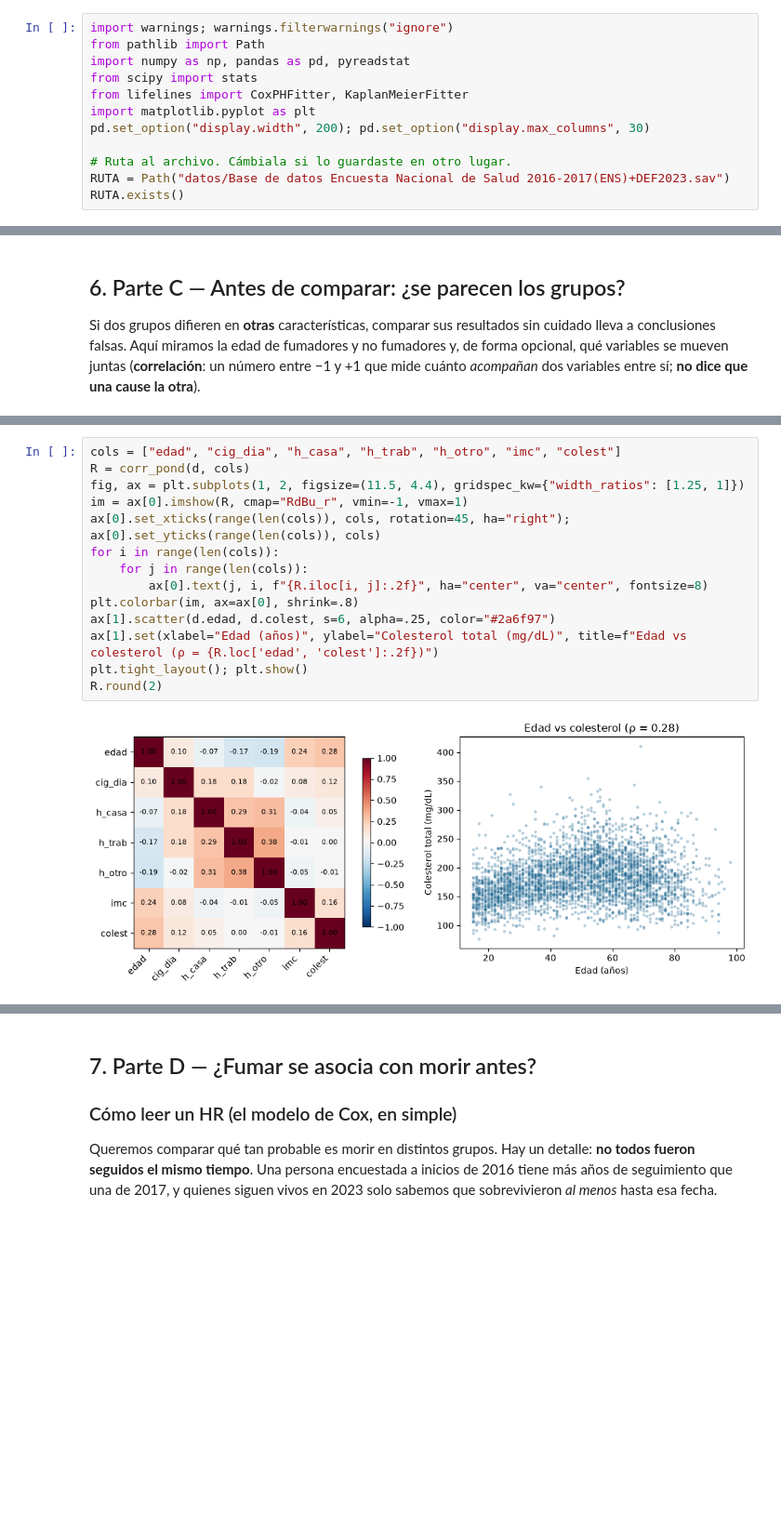
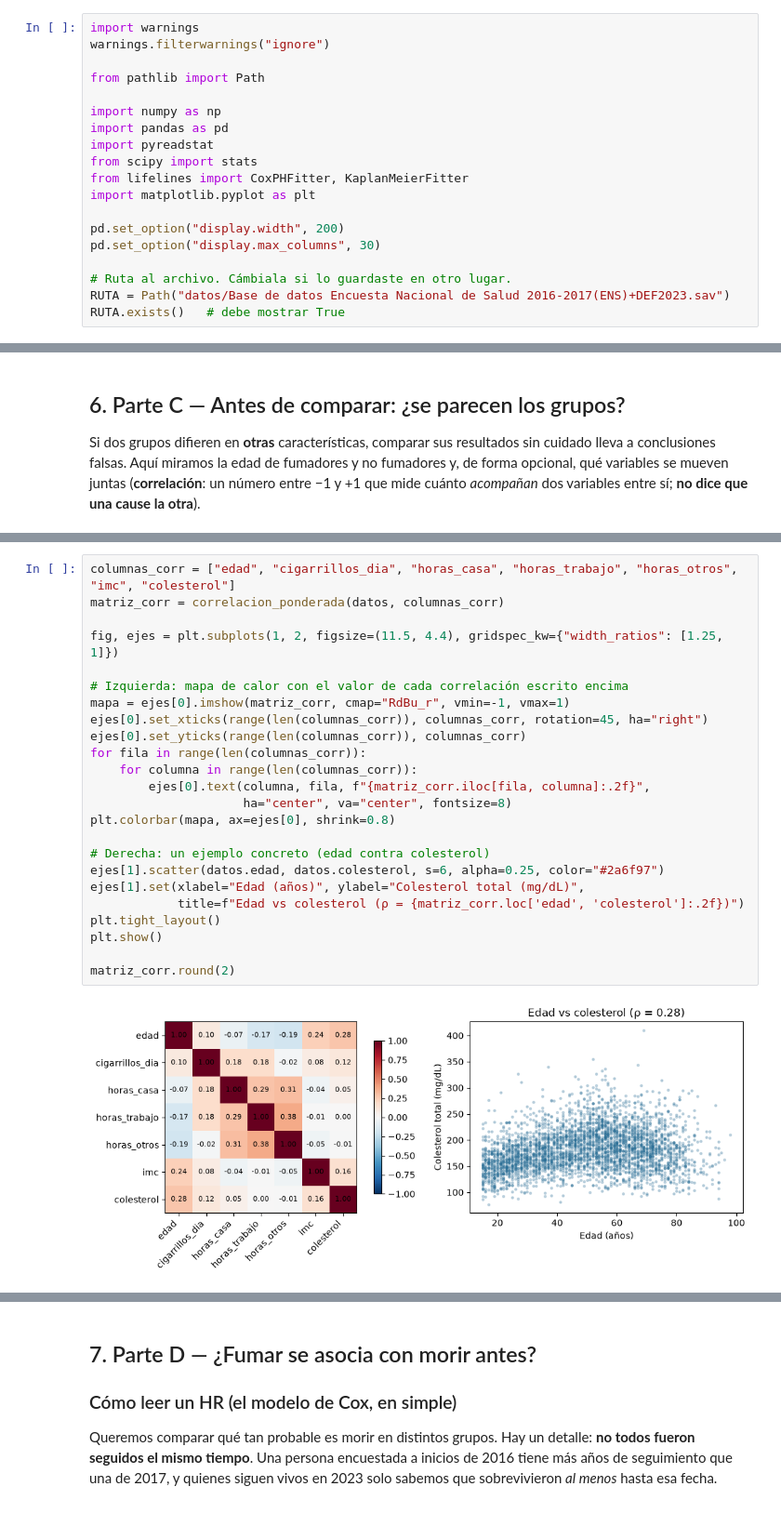
Before and after one commit to simonvidal99/taller-ens-tabaco, a Jupyter notebook: taller/taller_tabaco_RESUELTO.ipynb, the cells around one changed output, grey strips where cells are left out. Shown at 93% size. Saved outputs shown, nothing was run; the diff lists cells and outputs as text; blank space fills up the shorter version.

```diff
--- a/taller/taller_tabaco_RESUELTO.ipynb
+++ b/taller/taller_tabaco_RESUELTO.ipynb
@@ -21,17 +21,24 @@
 # Solo hace falta en Google Colab o si faltan librerías (puedes ignorar si ya las tienes)
 %pip install -q pandas numpy scipy pyreadstat lifelines matplotlib
 # %%
-import warnings; warnings.filterwarnings("ignore")
+import warnings
+warnings.filterwarnings("ignore")
+
 from pathlib import Path
-import numpy as np, pandas as pd, pyreadstat
+
+import numpy as np
+import pandas as pd
+import pyreadstat
 from scipy import stats
 from lifelines import CoxPHFitter, KaplanMeierFitter
 import matplotlib.pyplot as plt
-pd.set_option("display.width", 200); pd.set_option("display.max_columns", 30)
+
+pd.set_option("display.width", 200)
+pd.set_option("display.max_columns", 30)
 
 # Ruta al archivo. Cámbiala si lo guardaste en otro lugar.
 RUTA = Path("datos/Base de datos Encuesta Nacional de Salud 2016-2017(ENS)+DEF2023.sav")
-RUTA.exists()
+RUTA.exists()   # debe mostrar True
 # %% [output]
 True
 # %% [markdown]
@@ -360,16 +508,26 @@ Calcula la matriz de correlaciones (Spearman ponderada) entre `edad`, `cig_dia`,
 # %%
-cols = ["edad", "cig_dia", "h_casa", "h_trab", "h_otro", "imc", "colest"]
-R = corr_pond(d, cols)
-fig, ax = plt.subplots(1, 2, figsize=(11.5, 4.4), gridspec_kw={"width_ratios": [1.25, 1]})
-im = ax[0].imshow(R, cmap="RdBu_r", vmin=-1, vmax=1)
-ax[0].set_xticks(range(len(cols)), cols, rotation=45, ha="right"); ax[0].set_yticks(range(len(cols)), cols)
-for i in range(len(cols)):
-    for j in range(len(cols)):
-        ax[0].text(j, i, f"{R.iloc[i, j]:.2f}", ha="center", va="center", fontsize=8)
-plt.colorbar(im, ax=ax[0], shrink=.8)
-ax[1].scatter(d.edad, d.colest, s=6, alpha=.25, color="#2a6f97")
-ax[1].set(xlabel="Edad (años)", ylabel="Colesterol total (mg/dL)", title=f"Edad vs colesterol (ρ = {R.loc['edad', 'colest']:.2f})")
-plt.tight_layout(); plt.show()
-R.round(2)
+columnas_corr = ["edad", "cigarrillos_dia", "horas_casa", "horas_trabajo", "horas_otros", "imc", "colesterol"]
+matriz_corr = correlacion_ponderada(datos, columnas_corr)
+
+fig, ejes = plt.subplots(1, 2, figsize=(11.5, 4.4), gridspec_kw={"width_ratios": [1.25, 1]})
+
+# Izquierda: mapa de calor con el valor de cada correlación escrito encima
+mapa = ejes[0].imshow(matriz_corr, cmap="RdBu_r", vmin=-1, vmax=1)
+ejes[0].set_xticks(range(len(columnas_corr)), columnas_corr, rotation=45, ha="right")
+ejes[0].set_yticks(range(len(columnas_corr)), columnas_corr)
+for fila in range(len(columnas_corr)):
+    for columna in range(len(columnas_corr)):
+        ejes[0].text(columna, fila, f"{matriz_corr.iloc[fila, columna]:.2f}",
+                     ha="center", va="center", fontsize=8)
+plt.colorbar(mapa, ax=ejes[0], shrink=0.8)
+
+# Derecha: un ejemplo concreto (edad contra colesterol)
+ejes[1].scatter(datos.edad, datos.colesterol, s=6, alpha=0.25, color="#2a6f97")
+ejes[1].set(xlabel="Edad (años)", ylabel="Colesterol total (mg/dL)",
+            title=f"Edad vs colesterol (ρ = {matriz_corr.loc['edad', 'colesterol']:.2f})")
+plt.tight_layout()
+plt.show()
+
+matriz_corr.round(2)
 # %% [output]
-[figure, old version]
+[figure, new version]
```
Also changed, not shown: parts of 28 cells of this notebook, 4 other files.
